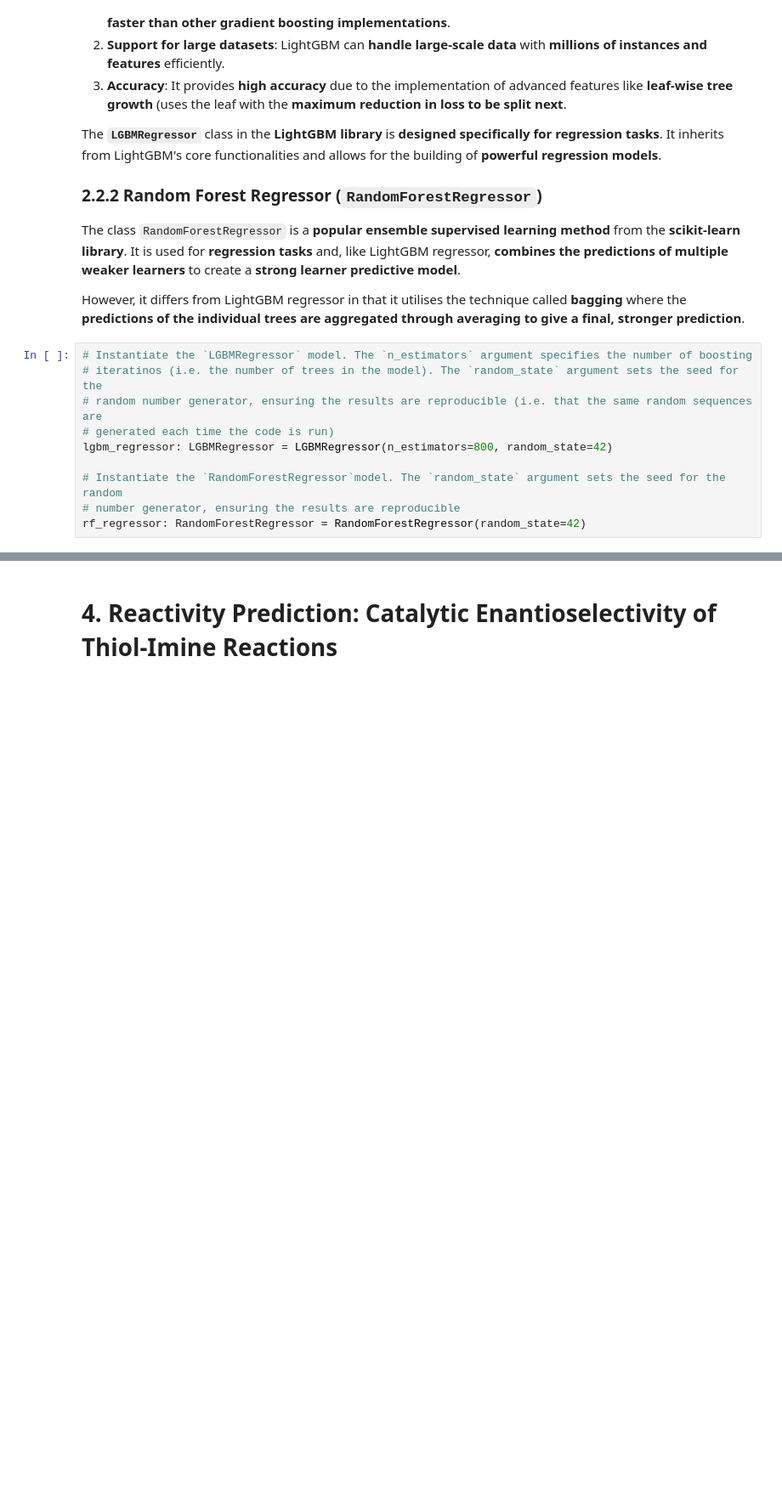
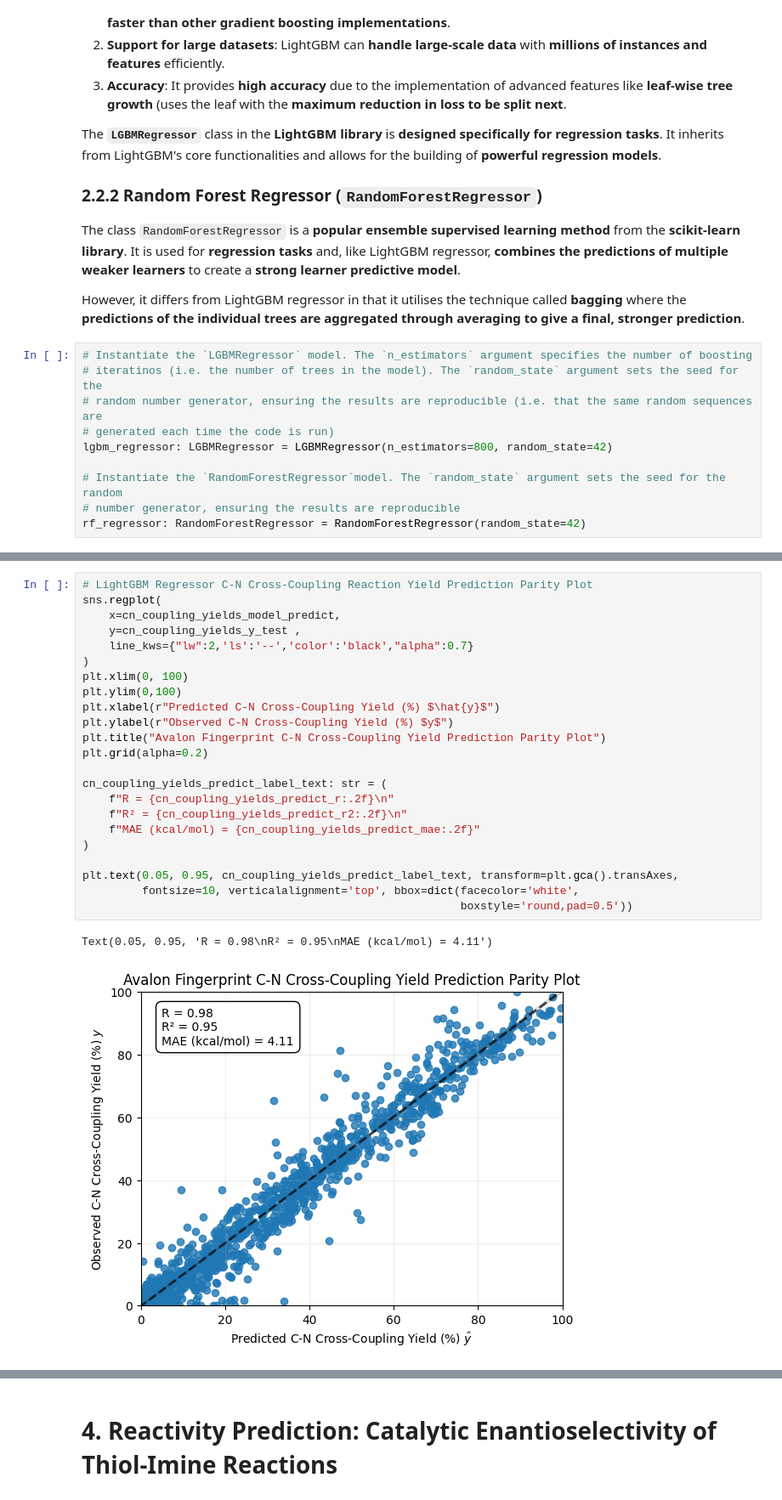
Before and after one commit to c-vandenberg/machine-learning-in-drug-discovery, a Jupyter notebook: 2_machine_learning/2.2_supervised_learning/notebooks/avalon_fp_for_predictive_modelling.ipynb, the cells around one changed output, grey strips where cells are left out. Shown at 85% size. Cells and saved outputs as stored; diff of their text form; blank space fills up the shorter version.

Commit message:
Finish C-N cross-coupling reaction yield prediction section in notebook and add section to main.py script

```diff
--- a/2_machine_learning/2.2_supervised_learning/notebooks/avalon_fp_for_predictive_modelling.ipynb
+++ b/2_machine_learning/2.2_supervised_learning/notebooks/avalon_fp_for_predictive_modelling.ipynb
@@ -333,0 +673,26 @@ Text(0.05, 0.95, 'R = 0.95\nR² = 0.91\nMAE (kcal/mol) = 5.79')
+# %%
+# LightGBM Regressor C-N Cross-Coupling Reaction Yield Prediction Parity Plot
+sns.regplot(
+    x=cn_coupling_yields_model_predict,
+    y=cn_coupling_yields_y_test ,
+    line_kws={"lw":2,'ls':'--','color':'black',"alpha":0.7}
+)
+plt.xlim(0, 100)
+plt.ylim(0,100)
+plt.xlabel(r"Predicted C-N Cross-Coupling Yield (%) $\hat{y}$")
+plt.ylabel(r"Observed C-N Cross-Coupling Yield (%) $y$")
+plt.title("Avalon Fingerprint C-N Cross-Coupling Yield Prediction Parity Plot")
+plt.grid(alpha=0.2)
+
+cn_coupling_yields_predict_label_text: str = (
+    f"R = {cn_coupling_yields_predict_r:.2f}\n"
+    f"R² = {cn_coupling_yields_predict_r2:.2f}\n"
+    f"MAE (kcal/mol) = {cn_coupling_yields_predict_mae:.2f}"
+)
+
+plt.text(0.05, 0.95, cn_coupling_yields_predict_label_text, transform=plt.gca().transAxes,
+         fontsize=10, verticalalignment='top', bbox=dict(facecolor='white',
+                                                         boxstyle='round,pad=0.5'))
+# %% [output]
+Text(0.05, 0.95, 'R = 0.98\nR² = 0.95\nMAE (kcal/mol) = 4.11')
+[figure, added]
```
Also changed, not shown: parts of 42 cells of this notebook, 7 other files.
